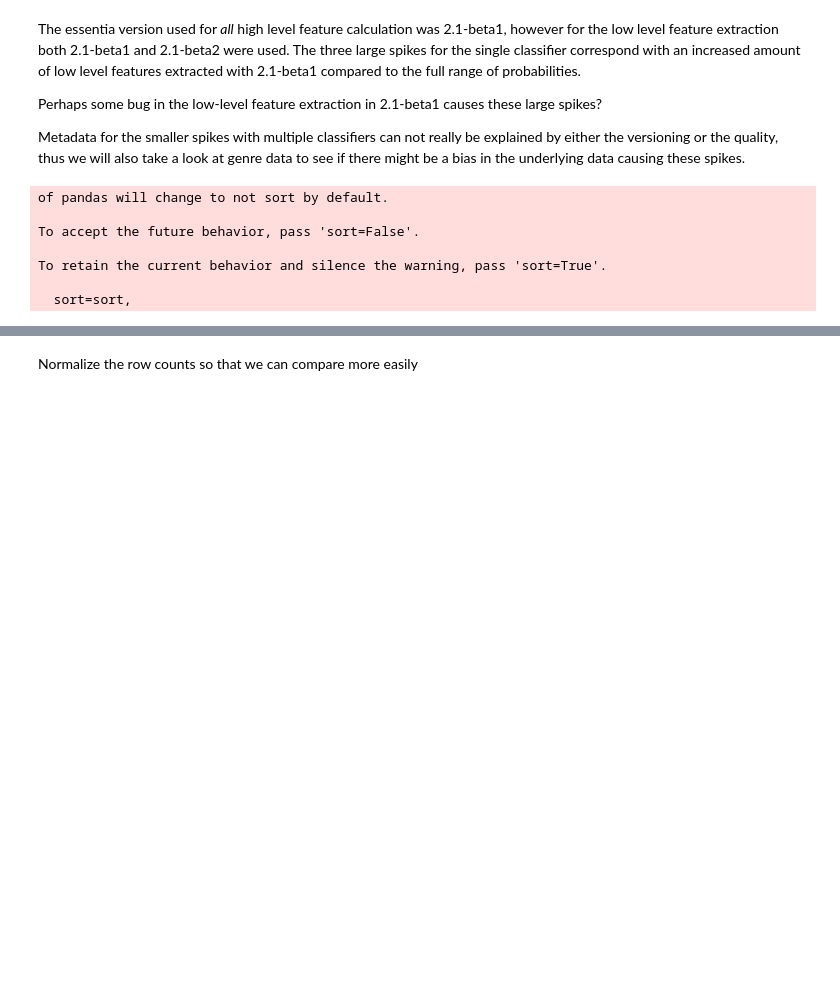
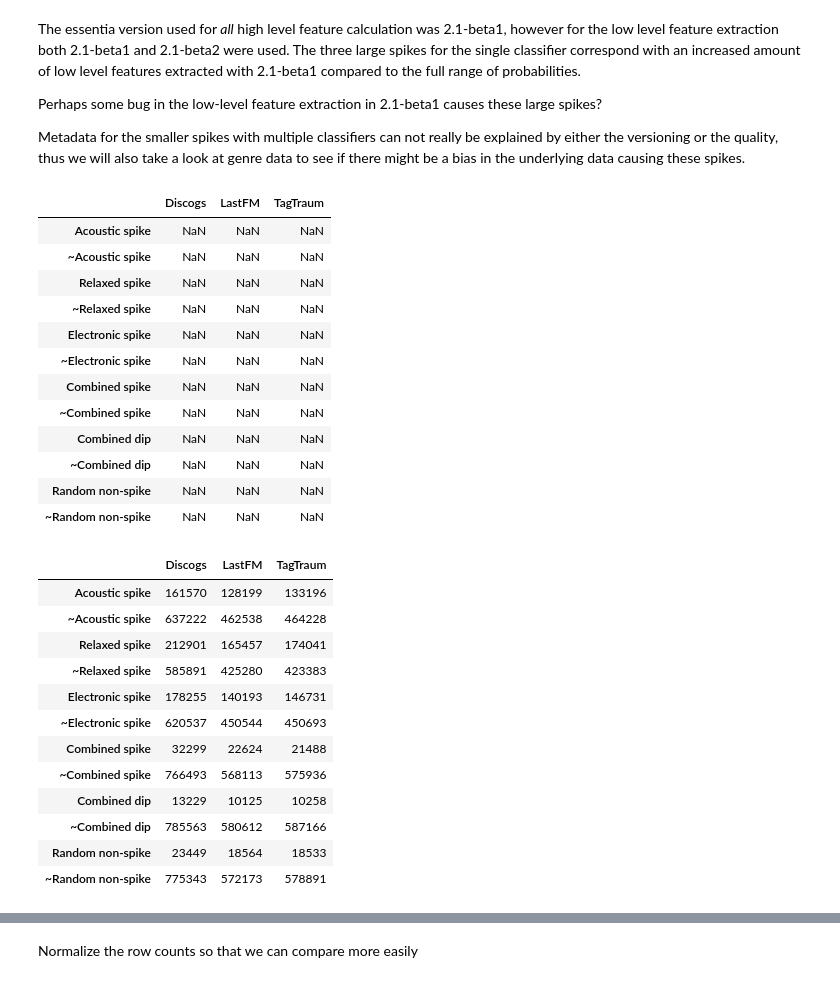
Before and after one commit to chrismostert/Thesis, a Jupyter notebook: acousticbrainz_stability_anomalies.ipynb, the cells around one changed output, grey strips where cells are left out. Cells and saved outputs as stored; diff of their text form; code cells hidden in the pictures; blank space fills up the shorter version.

```diff
--- a/acousticbrainz_stability_anomalies.ipynb
+++ b/acousticbrainz_stability_anomalies.ipynb
@@ -290,47 +460,74 @@ lastfm = pd.read_table(Path.cwd() / 'datasets' / 'acousticbrainz_genres' / 'acou
 tagtraum = pd.read_table(Path.cwd() / 'datasets' / 'acousticbrainz_genres' / 'acousticbrainz-mediaeval2017-tagtraum-train.tsv')
 # %%
 import math
+from itertools import chain
 
-def get_genre_counts(data, genres, lab):
+idx = list(chain.from_iterable([[name, f'~{name}'] for name in filtnames]))
+mergedCounts = pd.DataFrame(columns=['Discogs', 'LastFM', 'TagTraum'], index=idx)
+display(mergedCounts)
+
+def get_genre_counts(data, genres, lab, sourcelab):
     d = data.merge(genres, left_on='mbid', right_on='recordingmbid')
+    mergedCounts.loc[lab][sourcelab] = len(d)
     cols = [col for col in d.columns if 'genre' in col]
     counts = {}
 
     for col in cols:
         for val in d[col]:
             # Main genre
             if isinstance(val, str) and ("---" not in val):
                 try:
                     counts[val] += 1
                 except:
                     counts[val] = 1
 
-    return pd.DataFrame([counts], index=[lab])
+    return pd.DataFrame([counts], index=[lab.replace('~', '')])
 
 
 discogs_counts = pd.DataFrame()
 lastfm_counts = pd.DataFrame()
 tagtraum_counts = pd.DataFrame()
 
 discogs_rest_counts = pd.DataFrame()
 lastfm_rest_counts = pd.DataFrame()
 tagtraum_rest_counts = pd.DataFrame()
 
 for i in range(0, len(filts)):
-    discogs_counts = discogs_counts.append(get_genre_counts(acousticbrainz[filts[i]], discogs, filtnames[i]))
+    discogs_counts = discogs_counts.append(get_genre_counts(acousticbrainz[filts[i]], discogs, filtnames[i], 'Discogs'))
     #discogs_rest_counts = discogs_rest_counts.append(get_genre_counts(acousticbrainz, discogs, filtnames[i]))
-    discogs_rest_counts = discogs_rest_counts.append(get_genre_counts(acousticbrainz[~filts[i]], discogs, filtnames[i]))
-    lastfm_counts = lastfm_counts.append(get_genre_counts(acousticbrainz[filts[i]], lastfm, filtnames[i]))
+    discogs_rest_counts = discogs_rest_counts.append(get_genre_counts(acousticbrainz[~filts[i]], discogs, f'~{filtnames[i]}', 'Discogs'))
+    lastfm_counts = lastfm_counts.append(get_genre_counts(acousticbrainz[filts[i]], lastfm, filtnames[i], 'LastFM'))
     #lastfm_rest_counts = lastfm_rest_counts.append(get_genre_counts(acousticbrainz, lastfm, filtnames[i]))
-    lastfm_rest_counts = lastfm_rest_counts.append(get_genre_counts(acousticbrainz[~filts[i]], lastfm, filtnames[i]))
-    tagtraum_counts = tagtraum_counts.append(get_genre_counts(acousticbrainz[filts[i]], tagtraum, filtnames[i]))
+    lastfm_rest_counts = lastfm_rest_counts.append(get_genre_counts(acousticbrainz[~filts[i]], lastfm, f'~{filtnames[i]}', 'LastFM'))
+    tagtraum_counts = tagtraum_counts.append(get_genre_counts(acousticbrainz[filts[i]], tagtraum, filtnames[i], 'TagTraum'))
     #tagtraum_rest_counts = tagtraum_rest_counts.append(get_genre_counts(acousticbrainz, tagtraum, filtnames[i]))
-    tagtraum_rest_counts = tagtraum_rest_counts.append(get_genre_counts(acousticbrainz[~filts[i]], tagtraum, filtnames[i]))
+    tagtraum_rest_counts = tagtraum_rest_counts.append(get_genre_counts(acousticbrainz[~filts[i]], tagtraum, f'~{filtnames[i]}', 'TagTraum'))
+
+display(mergedCounts)
 # %% [output]
-of pandas will change to not sort by default.
-
-To accept the future behavior, pass 'sort=False'.
-
-To retain the current behavior and silence the warning, pass 'sort=True'.
-
-  sort=sort,
+|  | Discogs | LastFM | TagTraum |
+| Acoustic spike | NaN | NaN | NaN |
+| ~Acoustic spike | NaN | NaN | NaN |
+| Relaxed spike | NaN | NaN | NaN |
+| ~Relaxed spike | NaN | NaN | NaN |
+| Electronic spike | NaN | NaN | NaN |
+| ~Electronic spike | NaN | NaN | NaN |
+| Combined spike | NaN | NaN | NaN |
+| ~Combined spike | NaN | NaN | NaN |
+| Combined dip | NaN | NaN | NaN |
+| ~Combined dip | NaN | NaN | NaN |
+| Random non-spike | NaN | NaN | NaN |
+| ~Random non-spike | NaN | NaN | NaN |
+|  | Discogs | LastFM | TagTraum |
+| Acoustic spike | 161570 | 128199 | 133196 |
+| ~Acoustic spike | 637222 | 462538 | 464228 |
+| Relaxed spike | 212901 | 165457 | 174041 |
+| ~Relaxed spike | 585891 | 425280 | 423383 |
+| Electronic spike | 178255 | 140193 | 146731 |
+| ~Electronic spike | 620537 | 450544 | 450693 |
+| Combined spike | 32299 | 22624 | 21488 |
+| ~Combined spike | 766493 | 568113 | 575936 |
+| Combined dip | 13229 | 10125 | 10258 |
+| ~Combined dip | 785563 | 580612 | 587166 |
+| Random non-spike | 23449 | 18564 | 18533 |
+| ~Random non-spike | 775343 | 572173 | 578891 |
```
Also changed, not shown: parts of 9 cells of this notebook, 2 other files.
